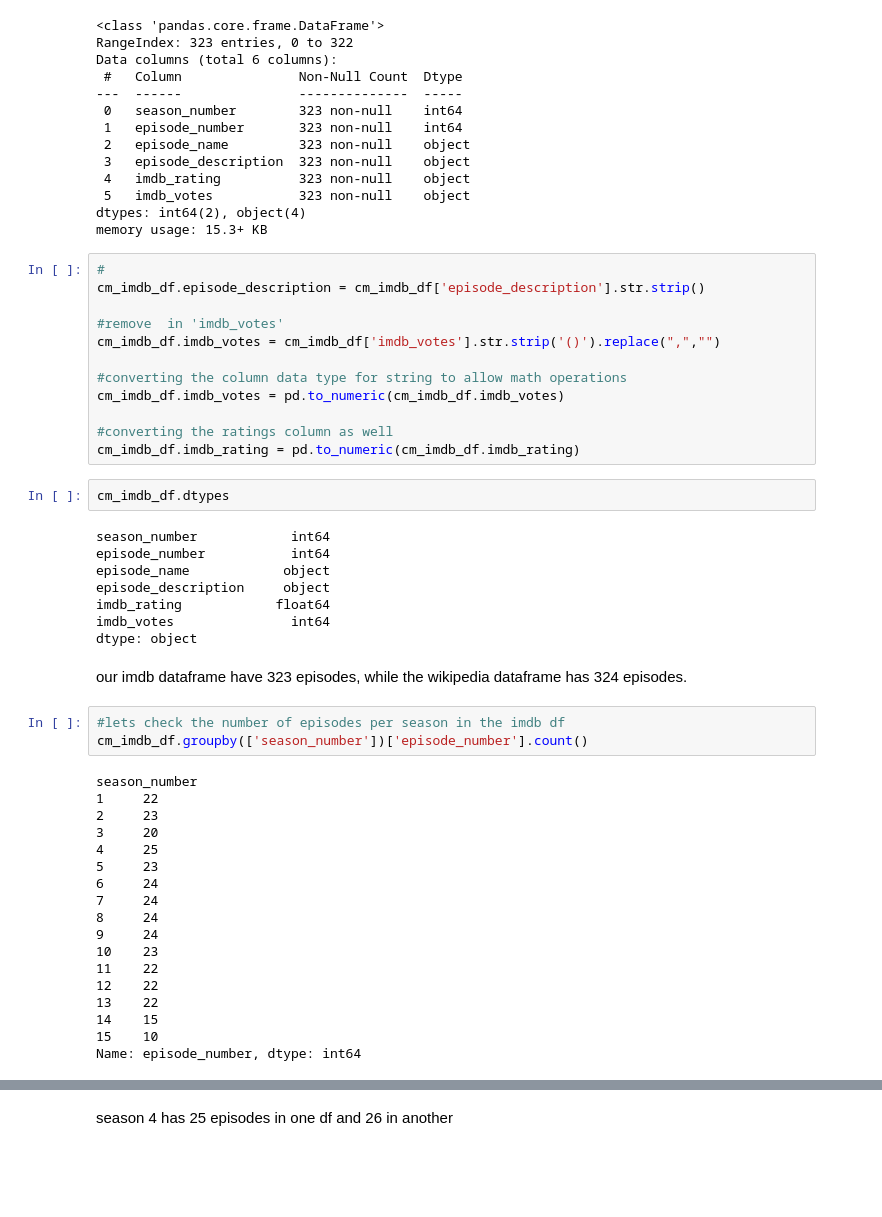
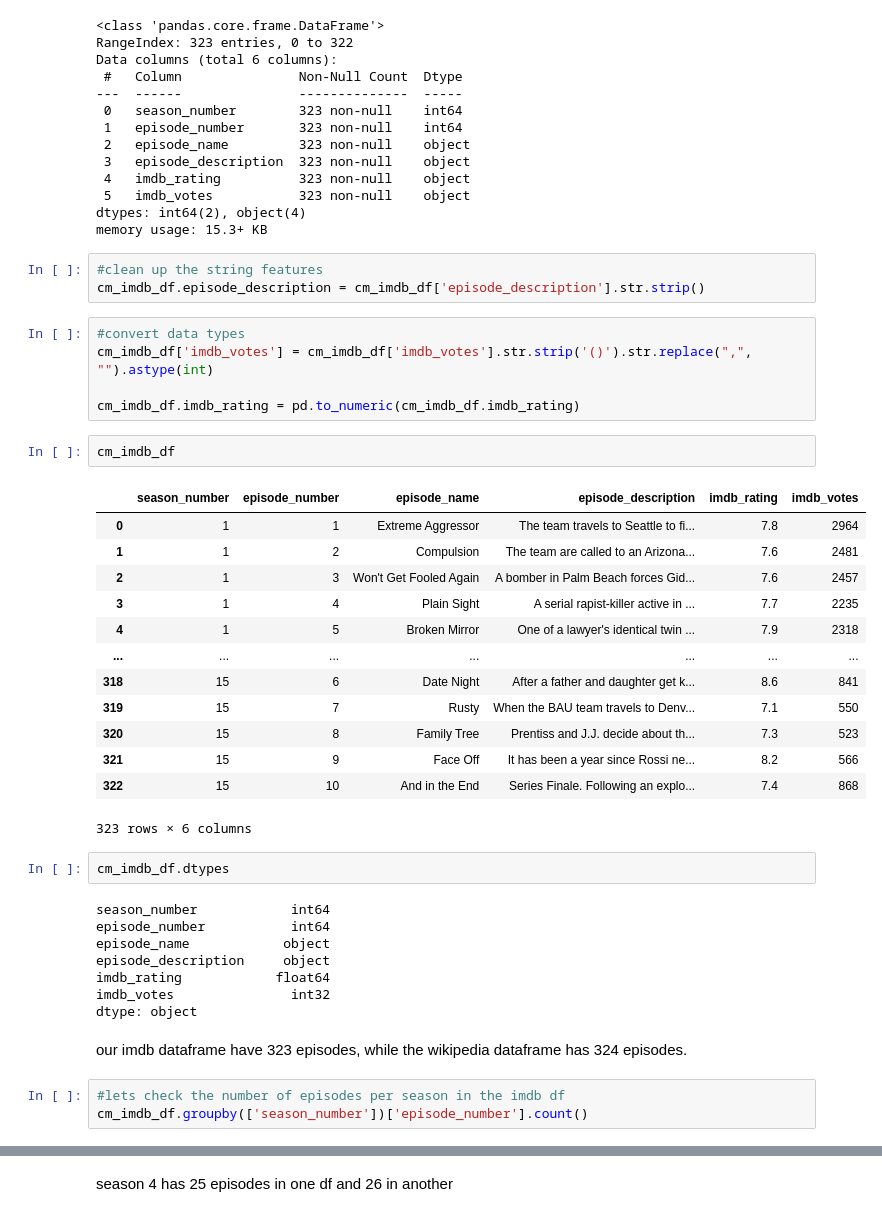
Before and after one commit to WayneNyariroh/criminalmindstv_webscraping_EDA, a Jupyter notebook: CM-data-scraping.ipynb, the cells around one changed output, grey strips where cells are left out. Saved outputs shown, nothing was run; the diff lists cells and outputs as text; blank space fills up the shorter version.

```diff
--- a/CM-data-scraping.ipynb
+++ b/CM-data-scraping.ipynb
@@ -281,18 +309,30 @@ Data columns (total 6 columns):
  5   imdb_votes           323 non-null    object
 dtypes: int64(2), object(4)
 memory usage: 15.3+ KB
+# %%
+#clean up the string features
+cm_imdb_df.episode_description = cm_imdb_df['episode_description'].str.strip()
 # %%
-#
-cm_imdb_df.episode_description = cm_imdb_df['episode_description'].str.strip()
+#convert data types
+cm_imdb_df['imdb_votes'] = cm_imdb_df['imdb_votes'].str.strip('()').str.replace(",", "").astype(int)
 
-#remove  in 'imdb_votes'
-cm_imdb_df.imdb_votes = cm_imdb_df['imdb_votes'].str.strip('()').replace(",","")
-
-#converting the column data type for string to allow math operations
-cm_imdb_df.imdb_votes = pd.to_numeric(cm_imdb_df.imdb_votes)
-
-#converting the ratings column as well
 cm_imdb_df.imdb_rating = pd.to_numeric(cm_imdb_df.imdb_rating)
+# %%
+cm_imdb_df
+# %% [output]
+|  | season_number | episode_number | episode_name | episode_description | imdb_rating | imdb_votes |
+| 0 | 1 | 1 | Extreme Aggressor | The team travels to Seattle to fi... | 7.8 | 2964 |
+| 1 | 1 | 2 | Compulsion | The team are called to an Arizona... | 7.6 | 2481 |
+| 2 | 1 | 3 | Won't Get Fooled Again | A bomber in Palm Beach forces Gid... | 7.6 | 2457 |
+| 3 | 1 | 4 | Plain Sight | A serial rapist-killer active in ... | 7.7 | 2235 |
+| 4 | 1 | 5 | Broken Mirror | One of a lawyer's identical twin ... | 7.9 | 2318 |
+| ... | ... | ... | ... | ... | ... | ... |
+| 318 | 15 | 6 | Date Night | After a father and daughter get k... | 8.6 | 841 |
+| 319 | 15 | 7 | Rusty | When the BAU team travels to Denv... | 7.1 | 550 |
+| 320 | 15 | 8 | Family Tree | Prentiss and J.J. decide about th... | 7.3 | 523 |
+| 321 | 15 | 9 | Face Off | It has been a year since Rossi ne... | 8.2 | 566 |
+| 322 | 15 | 10 | And in the End | Series Finale. Following an explo... | 7.4 | 868 |
+323 rows × 6 columns
 # %%
 cm_imdb_df.dtypes
 # %% [output]
@@ -301,31 +341,13 @@ episode_number           int64
 episode_name            object
 episode_description     object
 imdb_rating            float64
-imdb_votes               int64
+imdb_votes               int32
 dtype: object
 # %% [markdown]
 our imdb dataframe have 323 episodes, while the wikipedia dataframe has 324 episodes.
 # %%
 #lets check the number of episodes per season in the imdb df
 cm_imdb_df.groupby(['season_number'])['episode_number'].count()
-# %% [output]
-season_number
-1     22
-2     23
-3     20
-4     25
-5     23
-6     24
-7     24
-8     24
-9     24
-10    23
-11    22
-12    22
-13    22
-14    15
-15    10
-Name: episode_number, dtype: int64
 # %%
 #first table with seasons overview on wikipedia
 wiki_html[0]
```
Also changed, not shown: parts of 13 cells of this notebook.
